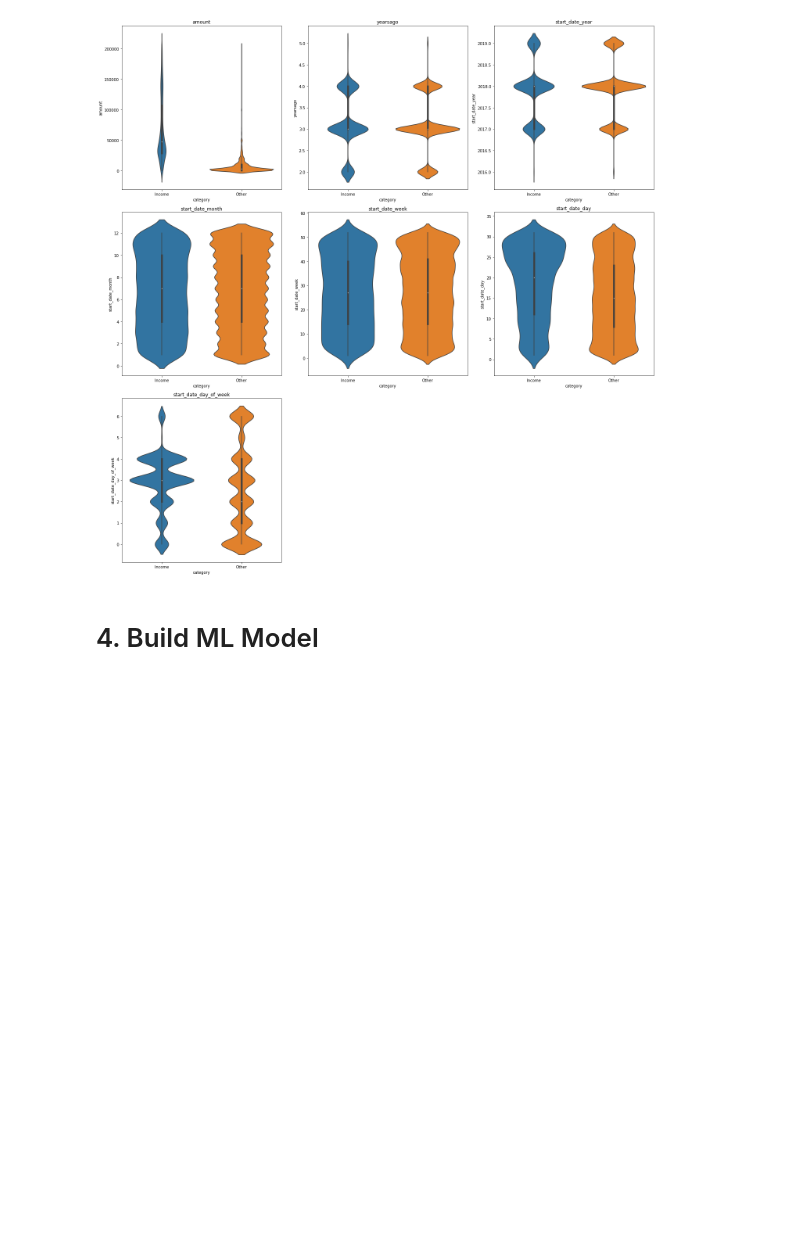
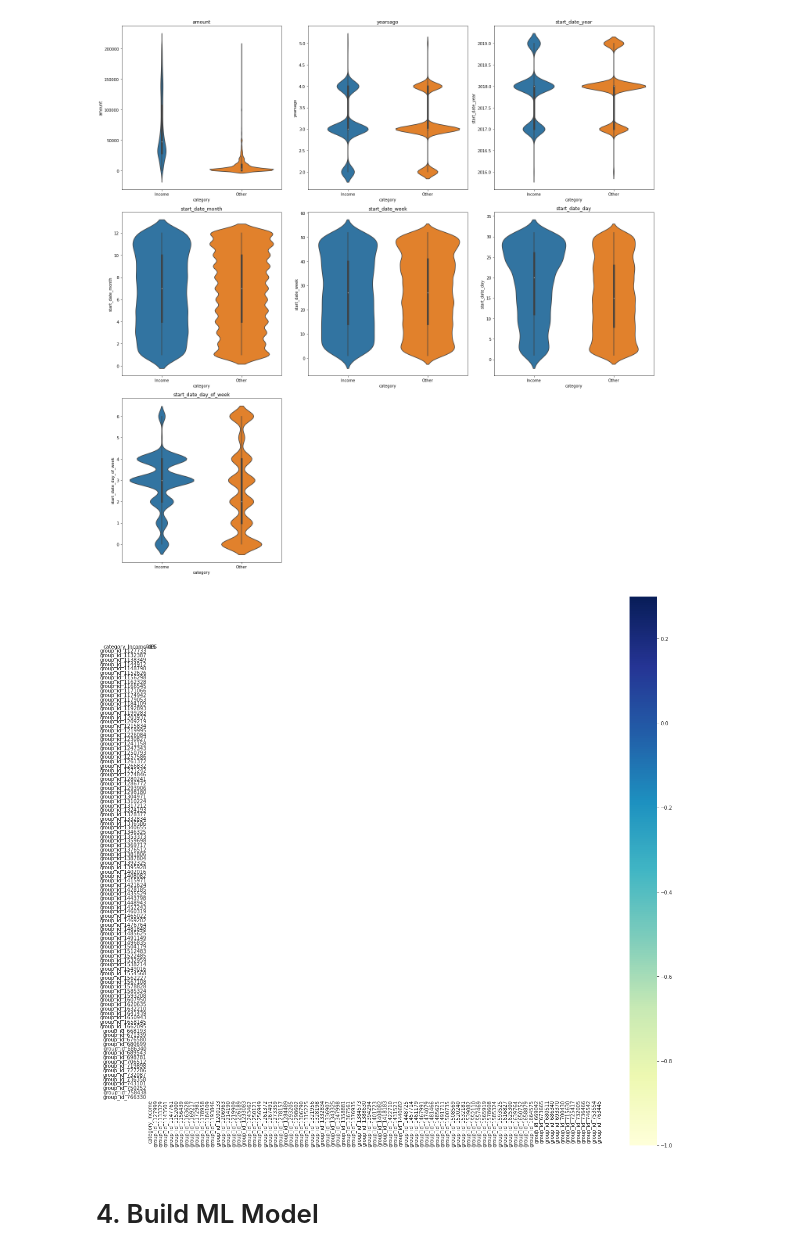
Before and after one commit to Ali-Parandeh/credit-kudos, a Jupyter notebook: notebooks/credit-kudos.ipynb, the cells around one changed output. Drawn from its saved outputs; the diff is of its cells as text; code cells hidden in the pictures; blank space fills up the shorter version.

```diff
--- a/notebooks/credit-kudos.ipynb
+++ b/notebooks/credit-kudos.ipynb
@@ -184,7 +187,9 @@ def visualise_categorical_correlations(df: pd.DataFrame, figsize: Tuple[int, int
         sns.heatmap(dummies.corr(),linewidths=.1,cmap="YlGnBu", annot=True, mask=mask, vmax=.3, square=True)
     plt.yticks(rotation=0);
 # %%
-visualise_categorical_correlations(df, (30, 20))
+visualise_categorical_correlations(df.iloc[0:10, :], (20, 20))
+# %% [output]
+[figure, added]
 # %% [markdown]
 # 4. Build ML Model
 # %%
```
Also changed, not shown: parts of 14 cells of this notebook.
